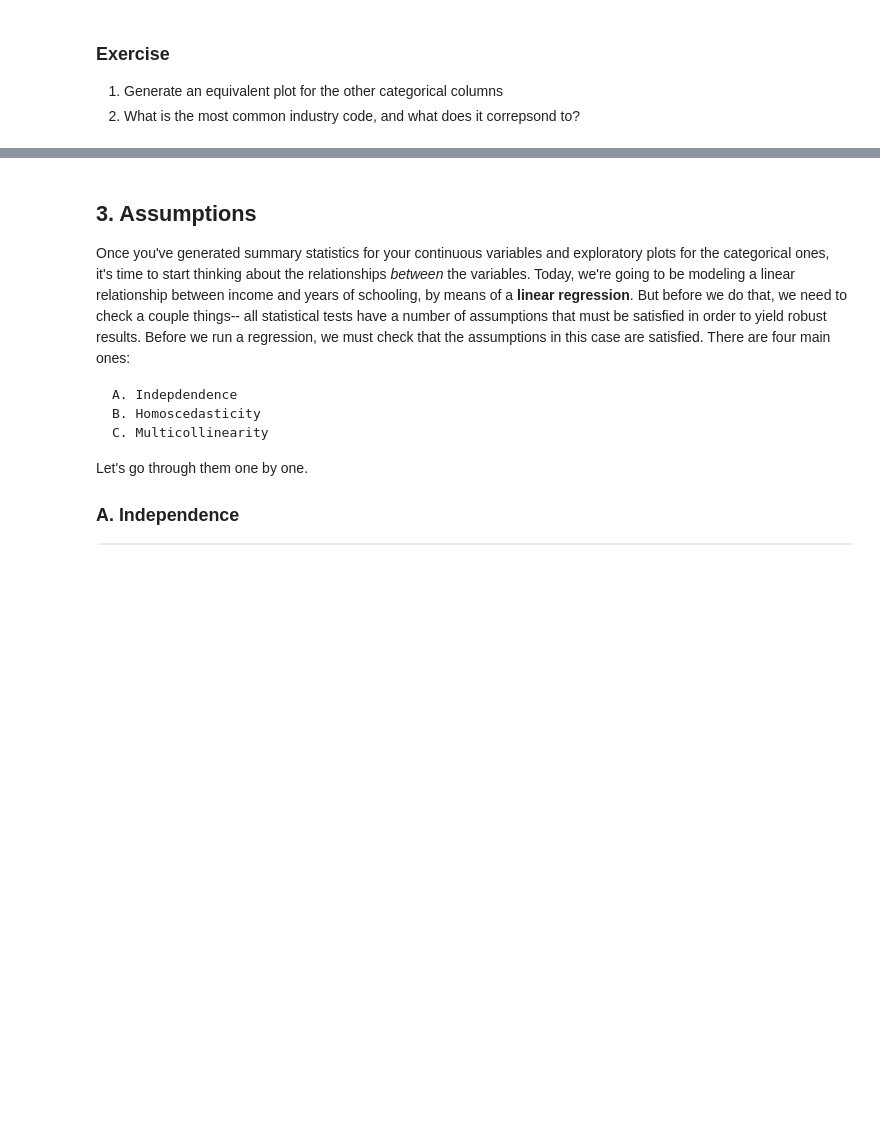
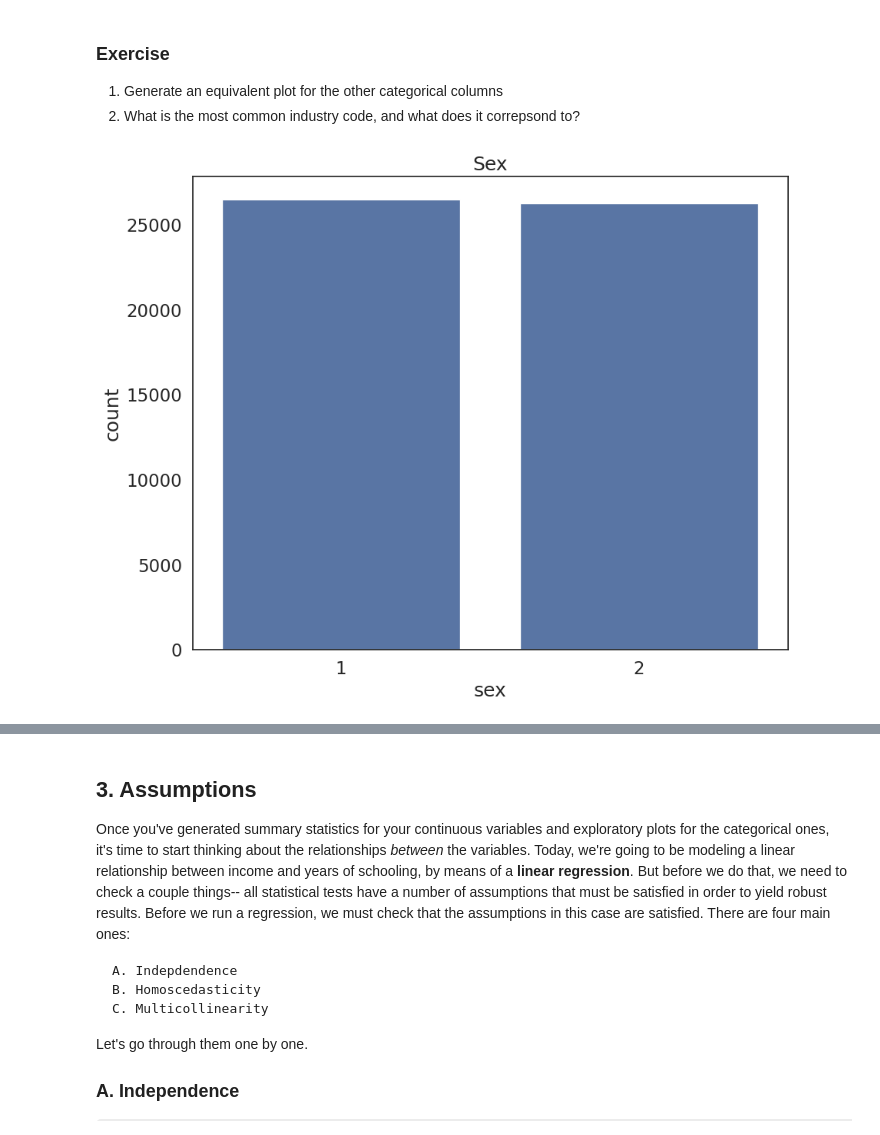
Before and after one commit to rebeccarlredmayne-cmd/QM2, a Jupyter notebook: NEW_W7_Linear_Regression.ipynb, the cells around one changed output, grey strips where cells are left out. Cells and saved outputs as stored; diff of their text form; code cells hidden in the pictures; blank space fills up the shorter version.

```diff
--- a/NEW_W7_Linear_Regression.ipynb
+++ b/NEW_W7_Linear_Regression.ipynb
@@ -162,3 +162,10 @@ plt.show() # show the plot
 
 1. Generate an equivalent plot for the other categorical columns
 2. What is the most common industry code, and what does it correpsond to?
+# %%
+sns.countplot(data=reg_df, x='sex') # plot the union variable
+
+plt.title('Sex') # add a title
+plt.show()
+# %% [output]
+[figure, added]
```
Also changed, not shown: parts of 17 cells of this notebook.
